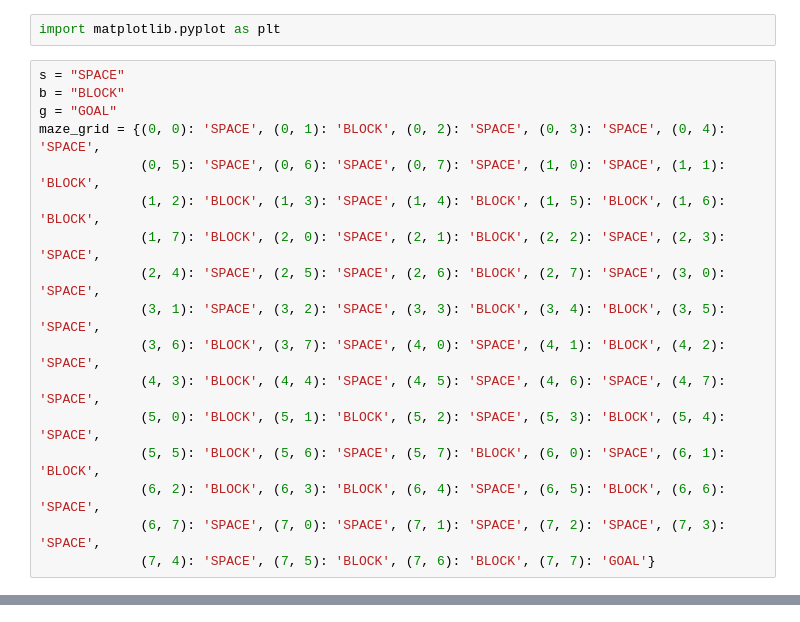
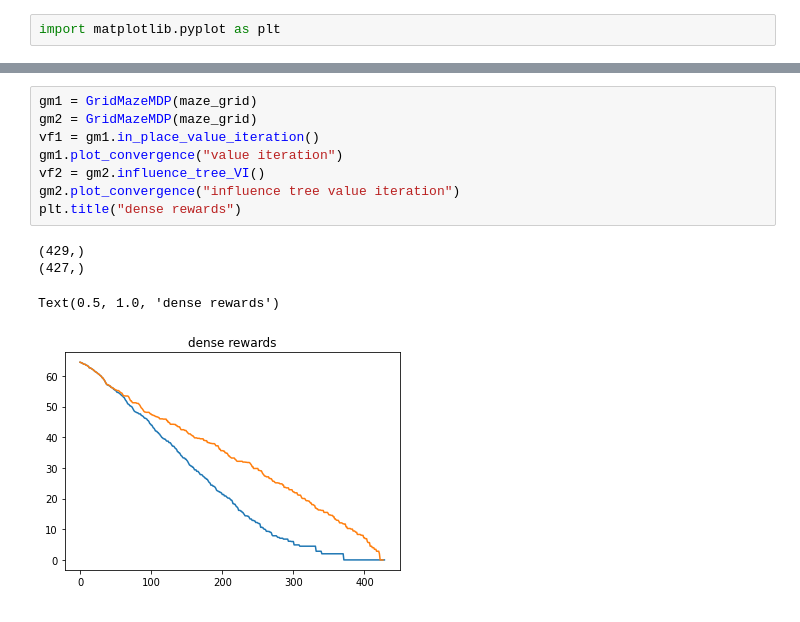
Before and after one commit to sven-lerner/cme_241, a Jupyter notebook: midterm.ipynb, the cells around one changed output, grey strips where cells are left out. Saved outputs shown, nothing was run; the diff lists cells and outputs as text.

Commit message:
updated plotting code to have both sparse and dense convergences

```diff
--- a/midterm.ipynb
+++ b/midterm.ipynb
@@ -5,20 +5,3 @@ from dataclasses import dataclass
 from typing import Tuple, Mapping, Dict, Sequence, Iterable, Set, List
 # %%
 import matplotlib.pyplot as plt
-# %%
-s = "SPACE"
-b = "BLOCK"
-g = "GOAL"
-maze_grid = {(0, 0): 'SPACE', (0, 1): 'BLOCK', (0, 2): 'SPACE', (0, 3): 'SPACE', (0, 4): 'SPACE',
-             (0, 5): 'SPACE', (0, 6): 'SPACE', (0, 7): 'SPACE', (1, 0): 'SPACE', (1, 1): 'BLOCK',
-             (1, 2): 'BLOCK', (1, 3): 'SPACE', (1, 4): 'BLOCK', (1, 5): 'BLOCK', (1, 6): 'BLOCK',
-             (1, 7): 'BLOCK', (2, 0): 'SPACE', (2, 1): 'BLOCK', (2, 2): 'SPACE', (2, 3): 'SPACE',
-             (2, 4): 'SPACE', (2, 5): 'SPACE', (2, 6): 'BLOCK', (2, 7): 'SPACE', (3, 0): 'SPACE',
-             (3, 1): 'SPACE', (3, 2): 'SPACE', (3, 3): 'BLOCK', (3, 4): 'BLOCK', (3, 5): 'SPACE',
-             (3, 6): 'BLOCK', (3, 7): 'SPACE', (4, 0): 'SPACE', (4, 1): 'BLOCK', (4, 2): 'SPACE',
-             (4, 3): 'BLOCK', (4, 4): 'SPACE', (4, 5): 'SPACE', (4, 6): 'SPACE', (4, 7): 'SPACE',
-             (5, 0): 'BLOCK', (5, 1): 'BLOCK', (5, 2): 'SPACE', (5, 3): 'BLOCK', (5, 4): 'SPACE',
-             (5, 5): 'BLOCK', (5, 6): 'SPACE', (5, 7): 'BLOCK', (6, 0): 'SPACE', (6, 1): 'BLOCK',
-             (6, 2): 'BLOCK', (6, 3): 'BLOCK', (6, 4): 'SPACE', (6, 5): 'BLOCK', (6, 6): 'SPACE',
-             (6, 7): 'SPACE', (7, 0): 'SPACE', (7, 1): 'SPACE', (7, 2): 'SPACE', (7, 3): 'SPACE',
-             (7, 4): 'SPACE', (7, 5): 'BLOCK', (7, 6): 'BLOCK', (7, 7): 'GOAL'}
@@ -149,0 +140,13 @@ gm2.plot_convergence()
+# %%
+gm1 = GridMazeMDP(maze_grid)
+gm2 = GridMazeMDP(maze_grid)
+vf1 = gm1.in_place_value_iteration()
+gm1.plot_convergence("value iteration")
+vf2 = gm2.influence_tree_VI()
+gm2.plot_convergence("influence tree value iteration")
+plt.title("dense rewards")
+# %% [output]
+(429,)
+(427,)
+Text(0.5, 1.0, 'dense rewards')
+[figure, added]
```
Also changed, not shown: parts of 8 cells of this notebook.
